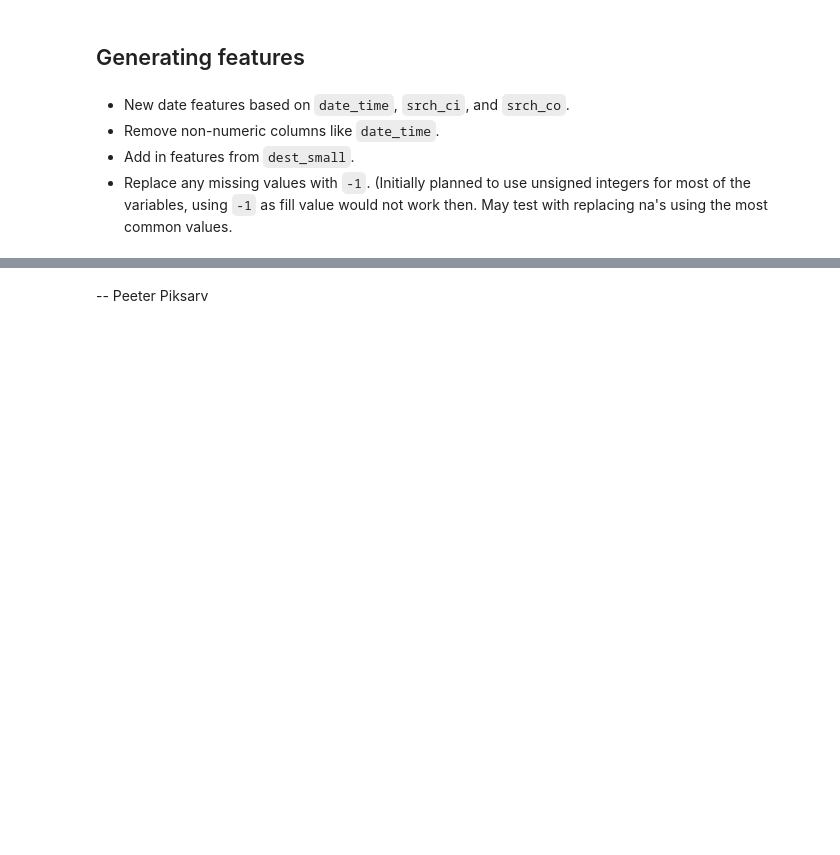
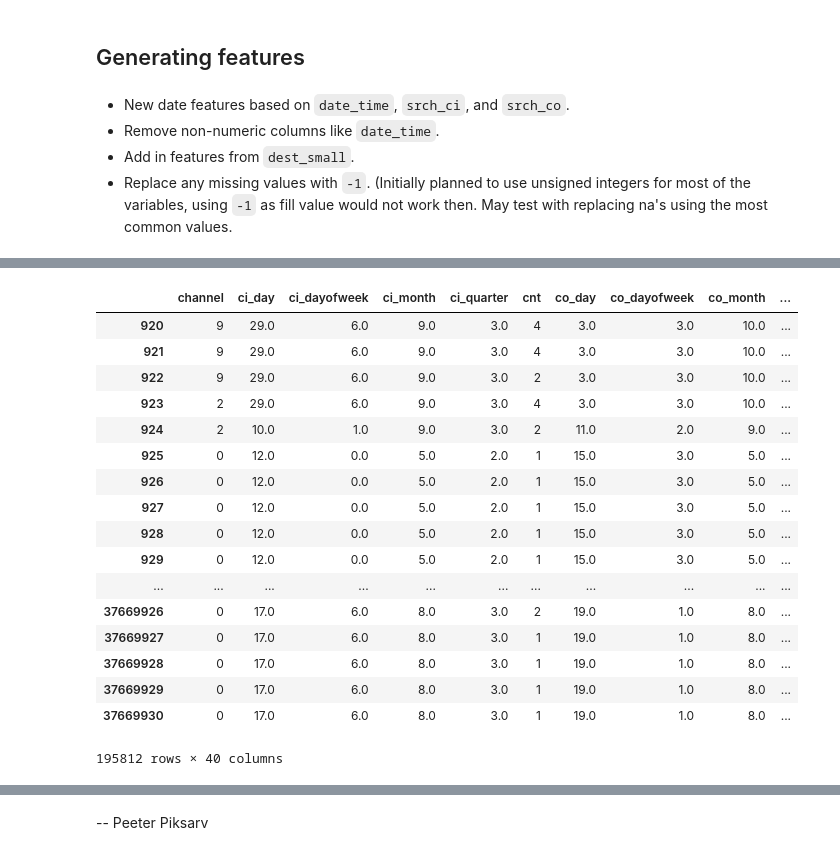
Before and after one commit to ppik/playdata, a Jupyter notebook: Kaggle-Expedia/Expedia Hotel Recommendations.ipynb, the cells around one changed output, grey strips where cells are left out. Drawn from its saved outputs; the diff is of its cells as text; code cells hidden in the pictures; blank space fills up the shorter version.

```diff
--- a/Kaggle-Expedia/Expedia Hotel Recommendations.ipynb
+++ b/Kaggle-Expedia/Expedia Hotel Recommendations.ipynb
@@ -326,0 +329,24 @@ def calc_fast_features(df):
+# %%
+def calc_fast_features(df):
+    # Assumes that the data frame date_time, srch_ci and srch_co are already converted to datetime.
+    props = {}
+    for prop in ['month', 'day', 'hour', 'minute', 'dayofweek', 'quarter']:
+        props[prop] = getattr(df['date_time'].dt, prop)
+
+    carryover = [p for p in df.columns if p not in ['date_time', 'srch_ci', 'srch_co']]
+    for prop in carryover:
+        props[prop] = df[prop]
+
+    date_props = ['month', 'day', 'dayofweek', 'quarter']
+    for prop in date_props:
+        props['ci_{}'.format(prop)] = getattr(df['srch_ci'].dt, prop)
+        props['co_{}'.format(prop)] = getattr(df['srch_co'].dt, prop)
+    props['stay_span'] = (df['srch_co'] - df['srch_ci']).astype('timedelta64[h]')
+
+    ret = pd.DataFrame(props)
+
+    ret = ret.join(dest_small, on='srch_destination_id', how='left', rsuffix='dest')
+    ret = ret.drop('srch_destination_iddest', axis=1)
+    return ret
+# %%
+df = calc_fast_features(t1)
@@ -326,0 +373,21 @@ def calc_fast_features(df):
+# %%
+df.fillna(df.mean(), inplace=True)
+# %% [output]
+|  | channel | ci_day | ci_dayofweek | ci_month | ci_quarter | cnt | co_day | co_dayofweek | co_month | ... |
+| 920 | 9 | 29.0 | 6.0 | 9.0 | 3.0 | 4 | 3.0 | 3.0 | 10.0 | ... |
+| 921 | 9 | 29.0 | 6.0 | 9.0 | 3.0 | 4 | 3.0 | 3.0 | 10.0 | ... |
+| 922 | 9 | 29.0 | 6.0 | 9.0 | 3.0 | 2 | 3.0 | 3.0 | 10.0 | ... |
+| 923 | 2 | 29.0 | 6.0 | 9.0 | 3.0 | 4 | 3.0 | 3.0 | 10.0 | ... |
+| 924 | 2 | 10.0 | 1.0 | 9.0 | 3.0 | 2 | 11.0 | 2.0 | 9.0 | ... |
+| 925 | 0 | 12.0 | 0.0 | 5.0 | 2.0 | 1 | 15.0 | 3.0 | 5.0 | ... |
+| 926 | 0 | 12.0 | 0.0 | 5.0 | 2.0 | 1 | 15.0 | 3.0 | 5.0 | ... |
+| 927 | 0 | 12.0 | 0.0 | 5.0 | 2.0 | 1 | 15.0 | 3.0 | 5.0 | ... |
+| 928 | 0 | 12.0 | 0.0 | 5.0 | 2.0 | 1 | 15.0 | 3.0 | 5.0 | ... |
+| 929 | 0 | 12.0 | 0.0 | 5.0 | 2.0 | 1 | 15.0 | 3.0 | 5.0 | ... |
+| ... | ... | ... | ... | ... | ... | ... | ... | ... | ... | ... |
+| 37669926 | 0 | 17.0 | 6.0 | 8.0 | 3.0 | 2 | 19.0 | 1.0 | 8.0 | ... |
+| 37669927 | 0 | 17.0 | 6.0 | 8.0 | 3.0 | 1 | 19.0 | 1.0 | 8.0 | ... |
+| 37669928 | 0 | 17.0 | 6.0 | 8.0 | 3.0 | 1 | 19.0 | 1.0 | 8.0 | ... |
+| 37669929 | 0 | 17.0 | 6.0 | 8.0 | 3.0 | 1 | 19.0 | 1.0 | 8.0 | ... |
+| 37669930 | 0 | 17.0 | 6.0 | 8.0 | 3.0 | 1 | 19.0 | 1.0 | 8.0 | ... |
+195812 rows × 40 columns
```
Also changed, not shown: parts of 5 cells of this notebook.
